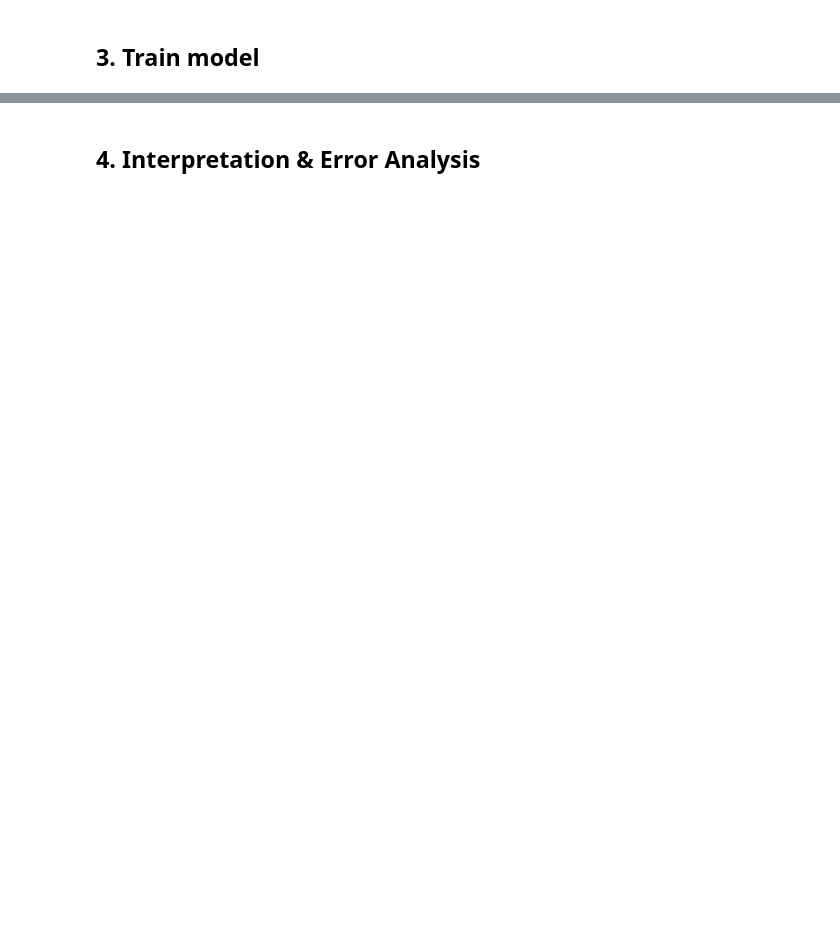
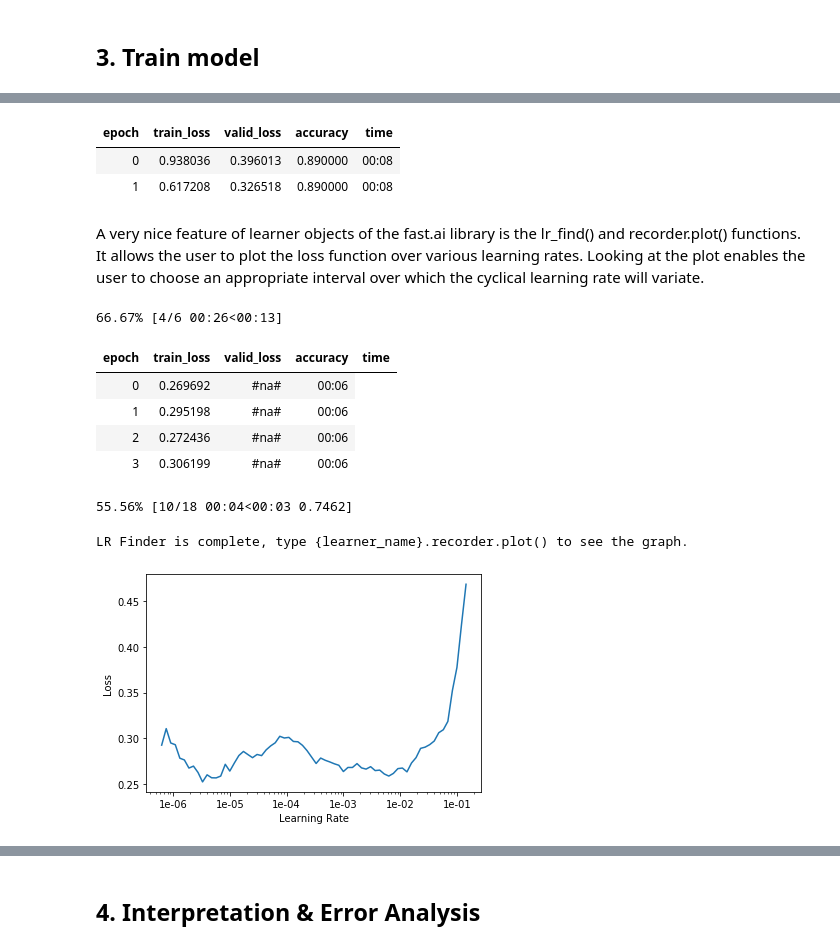
Before and after one commit to ssykiotis/FoodClassifier, a Jupyter notebook: Image_Classifier.ipynb, the cells around one changed output, grey strips where cells are left out. Cells and saved outputs as stored; diff of their text form; code cells hidden in the pictures; blank space fills up the shorter version.

```diff
--- a/Image_Classifier.ipynb
+++ b/Image_Classifier.ipynb
@@ -134,3 +151,5 @@ data.show_batch(rows=3, figsize=(7,8))
 # %%
-learn_res = cnn_learner(data, models.resnet34, metrics = accuracy)
-learn_alex = cnn_learner(data, models.alexnet,  metrics = accuracy)
+learn = cnn_learner(data,
+                         base_arch = models.resnet50,
+                         metrics = [accuracy]
+                        )
@@ -146,3 +180,23 @@ learn_alex.unfreeze()
+# %%
+torch.device('cuda')
+learn.fit_one_cycle(2)
+learn.save('stage-1')
+# %% [output]
+| epoch | train_loss | valid_loss | accuracy | time |
+| 0 | 0.938036 | 0.396013 | 0.890000 | 00:08 |
+| 1 | 0.617208 | 0.326518 | 0.890000 | 00:08 |
+# %% [markdown]
+A very nice feature of learner objects of the fast.ai library is the lr_find() and recorder.plot() functions. It allows the user to plot the loss function over various learning rates. Looking at the plot enables the user to choose an appropriate interval over which the cyclical learning rate will variate.
 # %%
-learn_res.lr_find()
-learn_res.recorder.plot()
+learn.lr_find()
+learn.recorder.plot()
+# %% [output]
+66.67% [4/6 00:26<00:13]
+| epoch | train_loss | valid_loss | accuracy | time |
+| 0 | 0.269692 | #na# | 00:06 |
+| 1 | 0.295198 | #na# | 00:06 |
+| 2 | 0.272436 | #na# | 00:06 |
+| 3 | 0.306199 | #na# | 00:06 |
+55.56% [10/18 00:04<00:03 0.7462]
+LR Finder is complete, type {learner_name}.recorder.plot() to see the graph.
+[figure, added]
```
Also changed, not shown: parts of 46 cells of this notebook.
